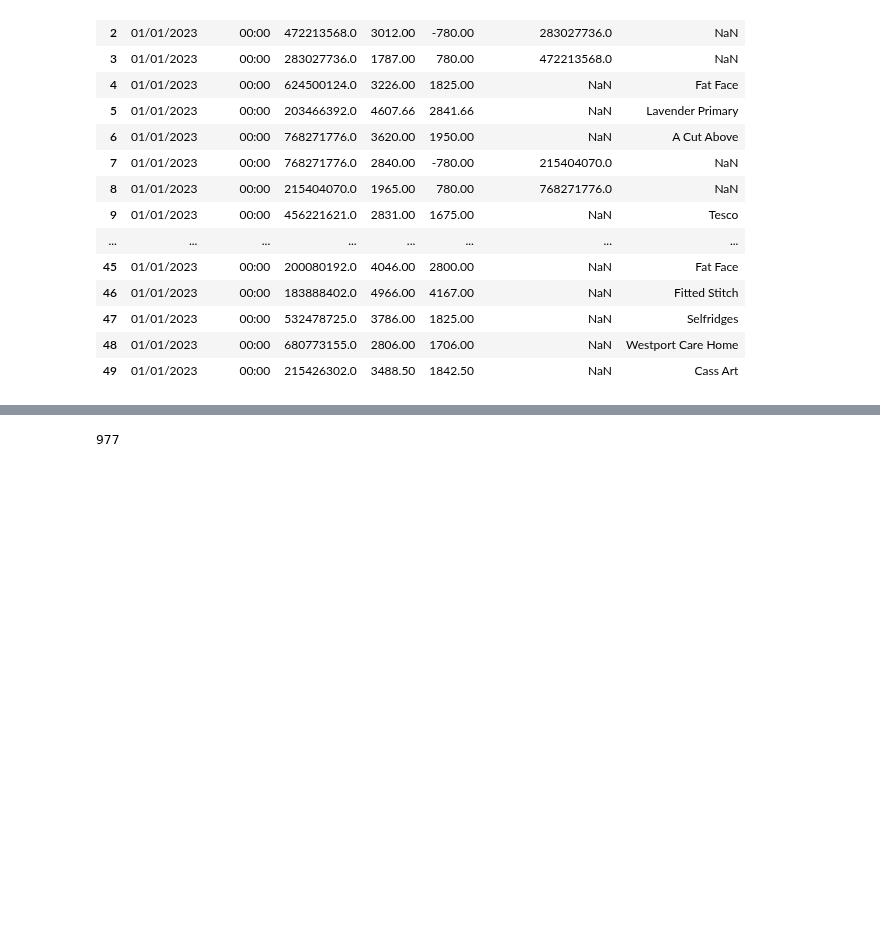
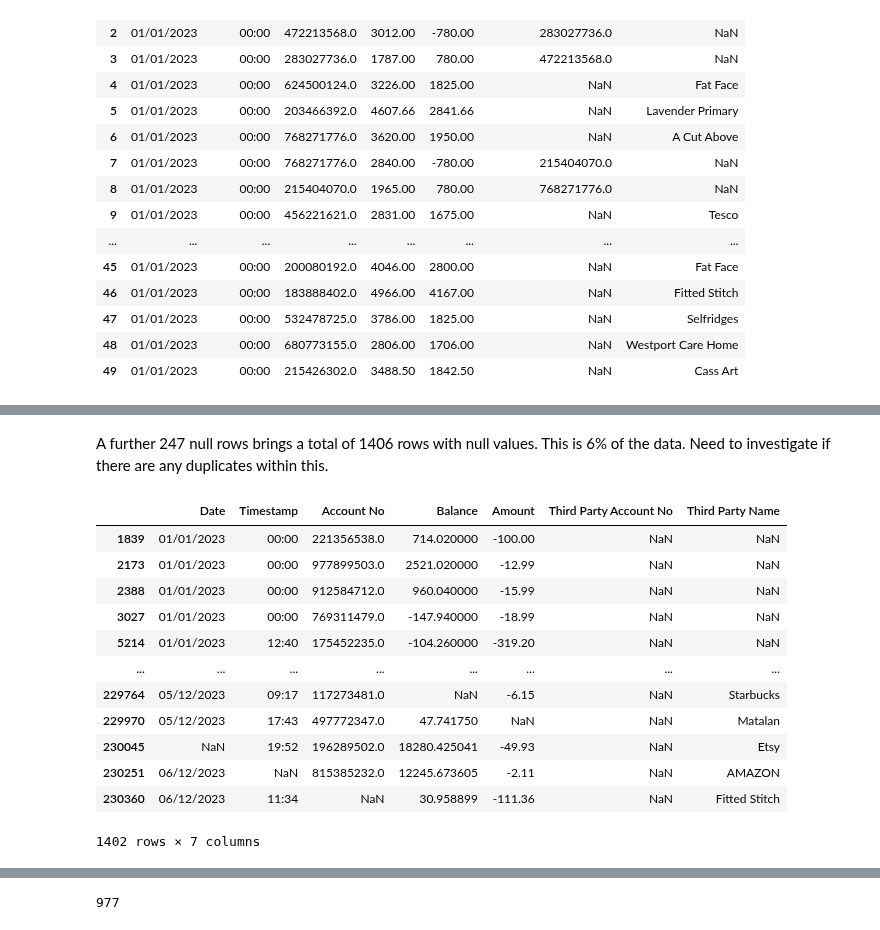
Before and after one commit to UoB-DSMP-2023-24/dsmp-2024-group27, a Jupyter notebook: Dataset2_EDA.ipynb, the cells around one changed output, grey strips where cells are left out. Cells and saved outputs as stored; diff of their text form; code cells hidden in the pictures; blank space fills up the shorter version.

```diff
--- a/Dataset2_EDA.ipynb
+++ b/Dataset2_EDA.ipynb
@@ -25,0 +84,29 @@ df.head(50)
+# %% [markdown]
+A further 247 null rows brings a total of 1406 rows with null values. This is 6% of the data. Need to investigate if there are any duplicates within this.
+# %%
+# Displaying rows with missing values in 'Date', 'Timestamp', 'Account No', 'Balance', and 'Amount'
+missing_critical_info = df[df['Date'].isnull() |
+                             df['Timestamp'].isnull() |
+                             df['Account No'].isnull() |
+                             df['Balance'].isnull() |
+                             df['Amount'].isnull()]
+
+# Combine using 'pd.concat', assuming no common rows between the two subsets
+combined_null_data = pd.concat([null_third_party, missing_critical_info], axis=0).drop_duplicates()
+
+# Display the combined dataframe
+combined_null_data
+# %% [output]
+|  | Date | Timestamp | Account No | Balance | Amount | Third Party Account No | Third Party Name |
+| 1839 | 01/01/2023 | 00:00 | 221356538.0 | 714.020000 | -100.00 | NaN | NaN |
+| 2173 | 01/01/2023 | 00:00 | 977899503.0 | 2521.020000 | -12.99 | NaN | NaN |
+| 2388 | 01/01/2023 | 00:00 | 912584712.0 | 960.040000 | -15.99 | NaN | NaN |
+| 3027 | 01/01/2023 | 00:00 | 769311479.0 | -147.940000 | -18.99 | NaN | NaN |
+| 5214 | 01/01/2023 | 12:40 | 175452235.0 | -104.260000 | -319.20 | NaN | NaN |
+| ... | ... | ... | ... | ... | ... | ... | ... |
+| 229764 | 05/12/2023 | 09:17 | 117273481.0 | NaN | -6.15 | NaN | Starbucks |
+| 229970 | 05/12/2023 | 17:43 | 497772347.0 | 47.741750 | NaN | NaN | Matalan |
+| 230045 | NaN | 19:52 | 196289502.0 | 18280.425041 | -49.93 | NaN | Etsy |
+| 230251 | 06/12/2023 | NaN | 815385232.0 | 12245.673605 | -2.11 | NaN | AMAZON |
+| 230360 | 06/12/2023 | 11:34 | NaN | 30.958899 | -111.36 | NaN | Fitted Stitch |
+1402 rows × 7 columns
```
Also changed, not shown: parts of 24 cells of this notebook, 7 other files.
